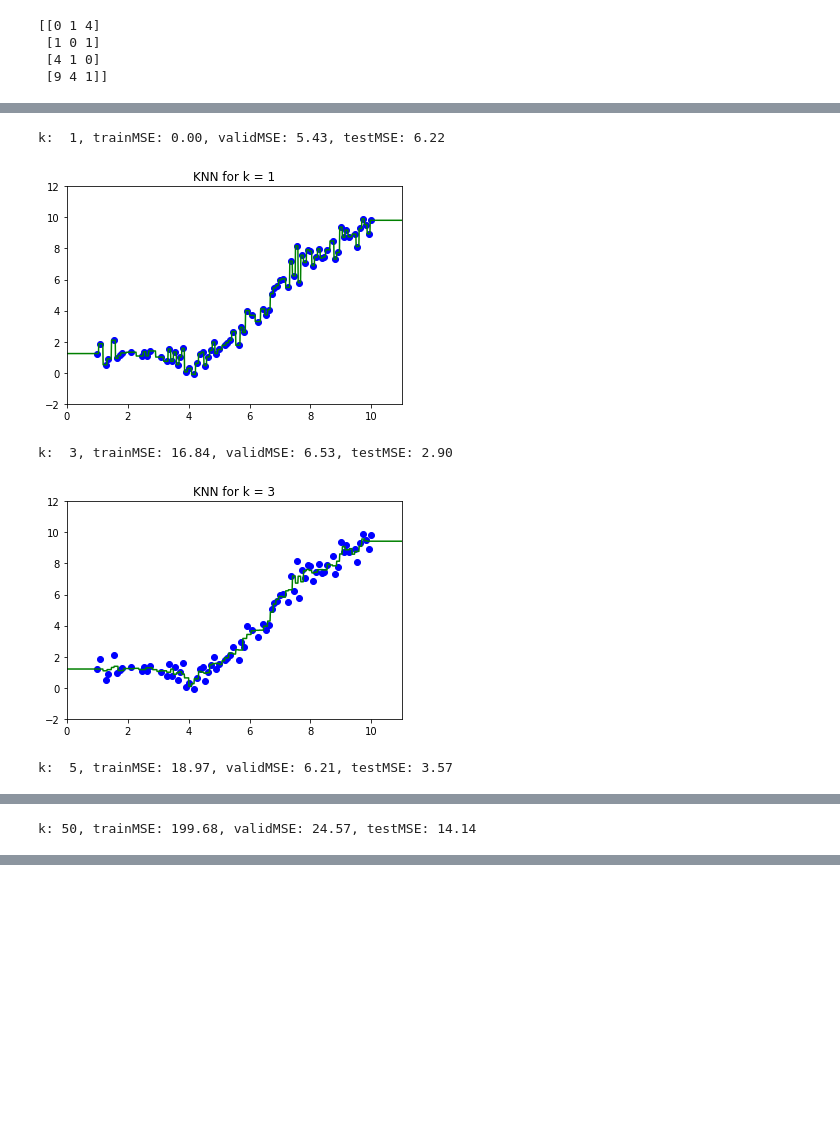
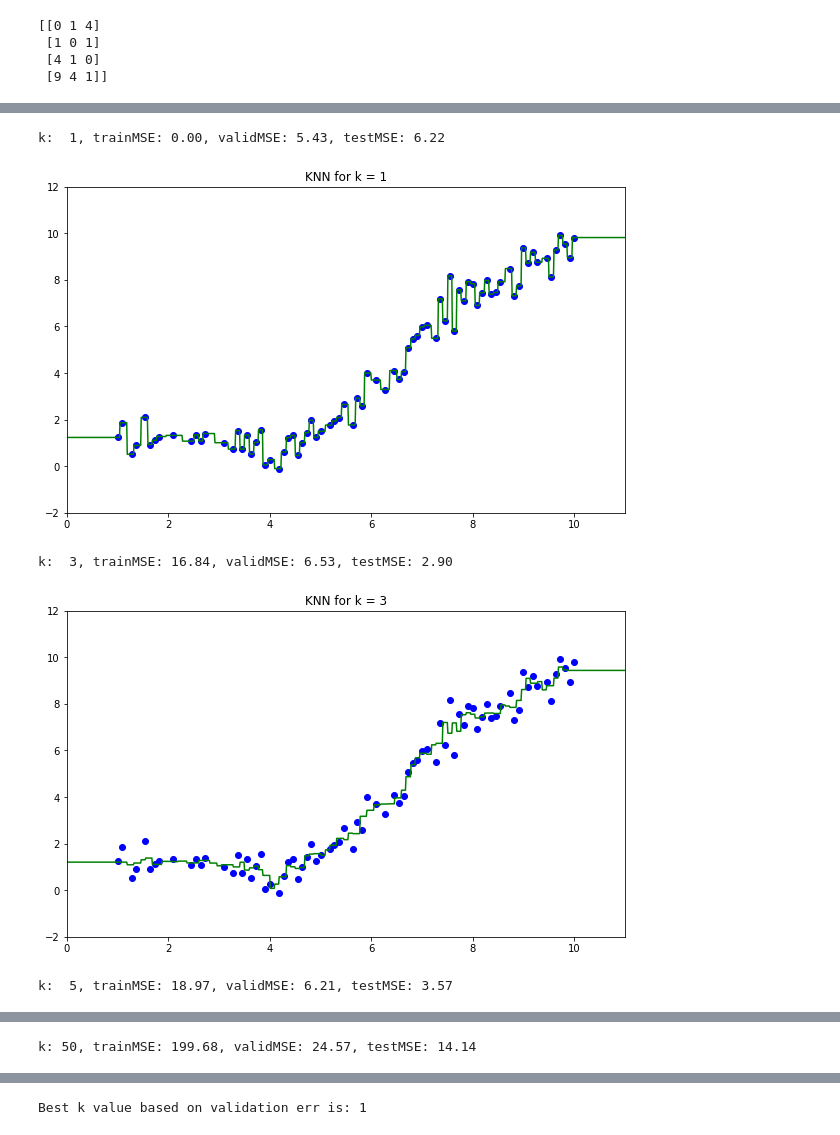
Before and after one commit to lidaiqing/Inference-MachineLearning, a Jupyter notebook: A1/code/a1.ipynb, the cells around one changed output, grey strips where cells are left out. Cells and saved outputs as stored; diff of their text form; code cells hidden in the pictures; blank space fills up the shorter version.

```diff
--- a/A1/code/a1.ipynb
+++ b/A1/code/a1.ipynb
@@ -15,6 +17,9 @@ validData, validTarget = Data[randIdx[80:90]], Target[randIdx[80:90]]
 testData, testTarget = Data[randIdx[90:100]], Target[randIdx[90:100]]
 # %%
 #plot of trainData
+%pylab inline
+pylab.rcParams['figure.figsize'] = (10, 6)
+
 plt.plot(trainData, trainTarget, 'bo')
 plt.axis([0,11, -2, 12])
 plt.title("raw train data set")
@@ -76,33 +82,38 @@ plt.show()
 # %%
 # train model
 kList = [1,3,5,50]
 train = tf.placeholder(tf.float32)
 X = tf.placeholder(tf.float32)
 Y = tf.placeholder(tf.float32)
 target = tf.placeholder(tf.float32)
 test_input = np.linspace(0.0, 11.0, num = 1000)
 test_input = np.expand_dims(test_input, axis=0)
 test_input = np.transpose(test_input)
 plot_input = tf.constant(test_input)
-
+best_k = 0
+min_err = float("inf")
 sess.run(init)
 for k in kList:
     # Error definition
     r = get_respon_mat(pairwise_dist(X, train), k)
     y_hat = tf.matmul(tf.transpose(target), tf.transpose(r))
     meanSquaredError = tf.reduce_mean(tf.reduce_sum(tf.square(y_hat - tf.transpose(Y))))
     trainMSE = sess.run(meanSquaredError, feed_dict={X: trainData, Y: trainTarget, train: trainData, target: trainTarget})
     validMSE = sess.run(meanSquaredError, feed_dict={X: validData, Y: validTarget, train: trainData, target: trainTarget})
     testMSE = sess.run(meanSquaredError, feed_dict={X: testData, Y: testTarget, train: trainData, target: trainTarget})
     plot_predict = sess.run(y_hat, feed_dict={X: test_input, train: trainData, target: trainTarget})
+    if validMSE < min_err:
+        min_err = validMSE
+        best_k = k
     print("k: %2d, trainMSE: %0.2f, validMSE: %0.2f, testMSE: %0.2f"%(k, trainMSE, validMSE, testMSE))
     plt.plot(trainData, trainTarget, 'bo', test_input, np.transpose(plot_predict), 'g-')
     plt.axis([0,11, -2, 12])
     plt.title("KNN for k = %d"%(k))
     plt.show()
+print("Best k value based on validation err is: %d"%(best_k))
 # %% [output]
 k:  1, trainMSE: 0.00, validMSE: 5.43, testMSE: 6.22
-[figure, old version]
+[figure, new version]
 k:  3, trainMSE: 16.84, validMSE: 6.53, testMSE: 2.90
-[figure, old version]
+[figure, new version]
 k:  5, trainMSE: 18.97, validMSE: 6.21, testMSE: 3.57
@@ -112,2 +123,3 @@ k: 50, trainMSE: 199.68, validMSE: 24.57, testMSE: 14.14
+Best k value based on validation err is: 1
 # %%
 print(trainData)
```
Also changed, not shown: parts of 4 cells of this notebook.
